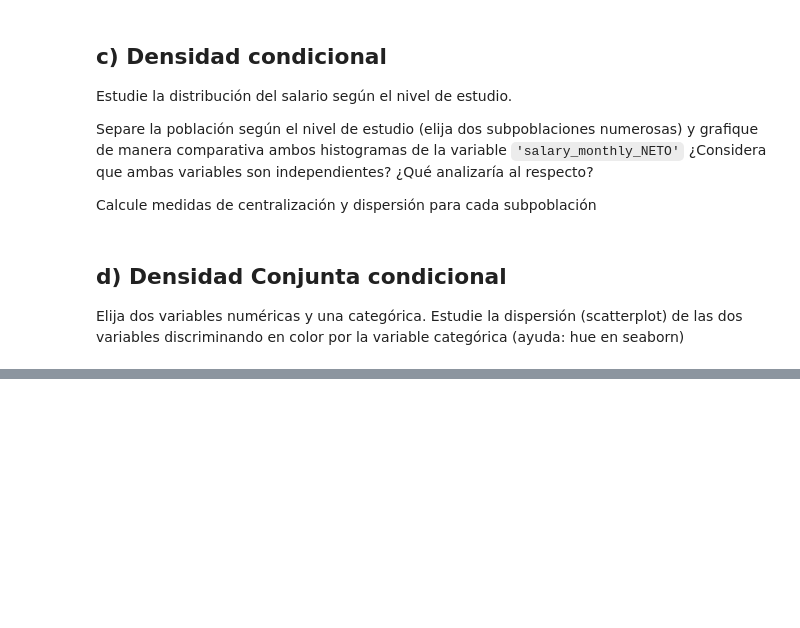
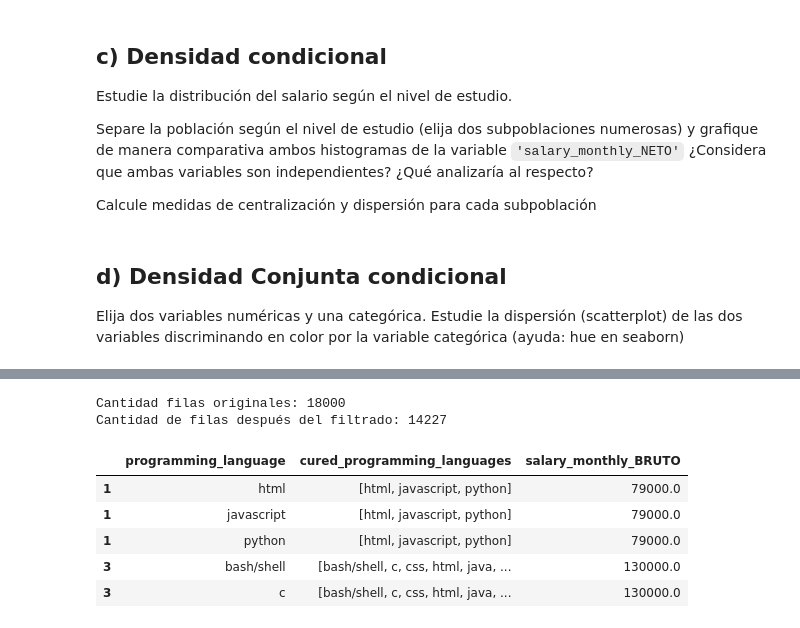
Before and after one commit to fnbellomo/DiploDatos2021, a Jupyter notebook: AyVD/Copy_of_Entregable_Parte_1_franco.ipynb, the cells around one changed output, grey strips where cells are left out. Saved outputs shown, nothing was run; the diff lists cells and outputs as text; code cells hidden in the pictures; blank space fills up the shorter version.

```diff
--- a/AyVD/Copy_of_Entregable_Parte_1_franco.ipynb
+++ b/AyVD/Copy_of_Entregable_Parte_1_franco.ipynb
@@ -222,0 +225,15 @@ total_en_blanco / len(df_lang)
+# %%
+# Solo me quedo con las personas que trabajan en blanco y tiene al menos un lenguaje de programación
+df_filter = df_lang[df_lang.sueldo_en_blanco & ~df_lang.no_programa][["programming_language", "cured_programming_languages", "salary_monthly_BRUTO"]]
+print(f"Cantidad filas originales: {len(df_lang)}\nCantidad de filas después del filtrado: {len(df_filter)}")
+
+df_filter.head()
+# %% [output]
+Cantidad filas originales: 18000
+Cantidad de filas después del filtrado: 14227
+|  | programming_language | cured_programming_languages | salary_monthly_BRUTO |
+| 1 | html | [html, javascript, python] | 79000.0 |
+| 1 | javascript | [html, javascript, python] | 79000.0 |
+| 1 | python | [html, javascript, python] | 79000.0 |
+| 3 | bash/shell | [bash/shell, c, css, html, java, ... | 130000.0 |
+| 3 | c | [bash/shell, c, css, html, java, ... | 130000.0 |
```
Also changed, not shown: parts of 8 cells of this notebook.
